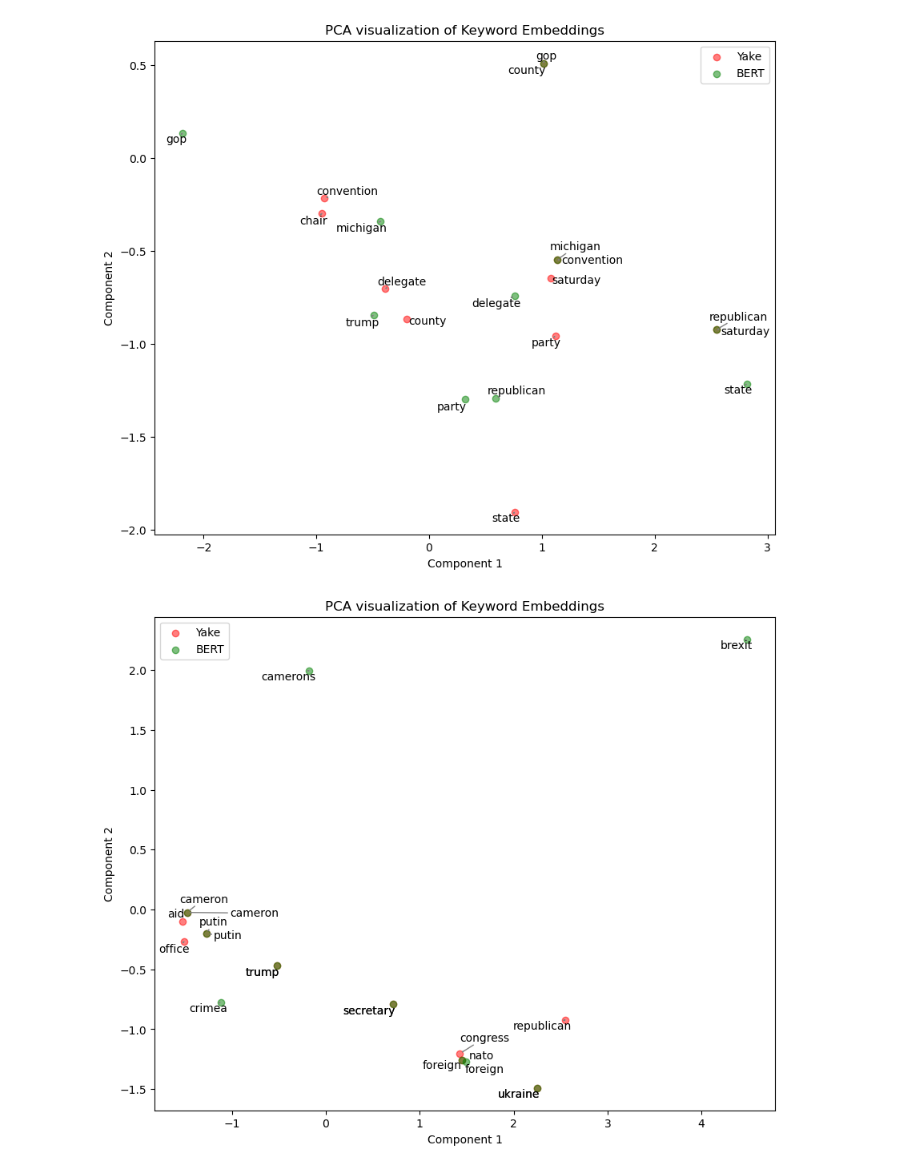
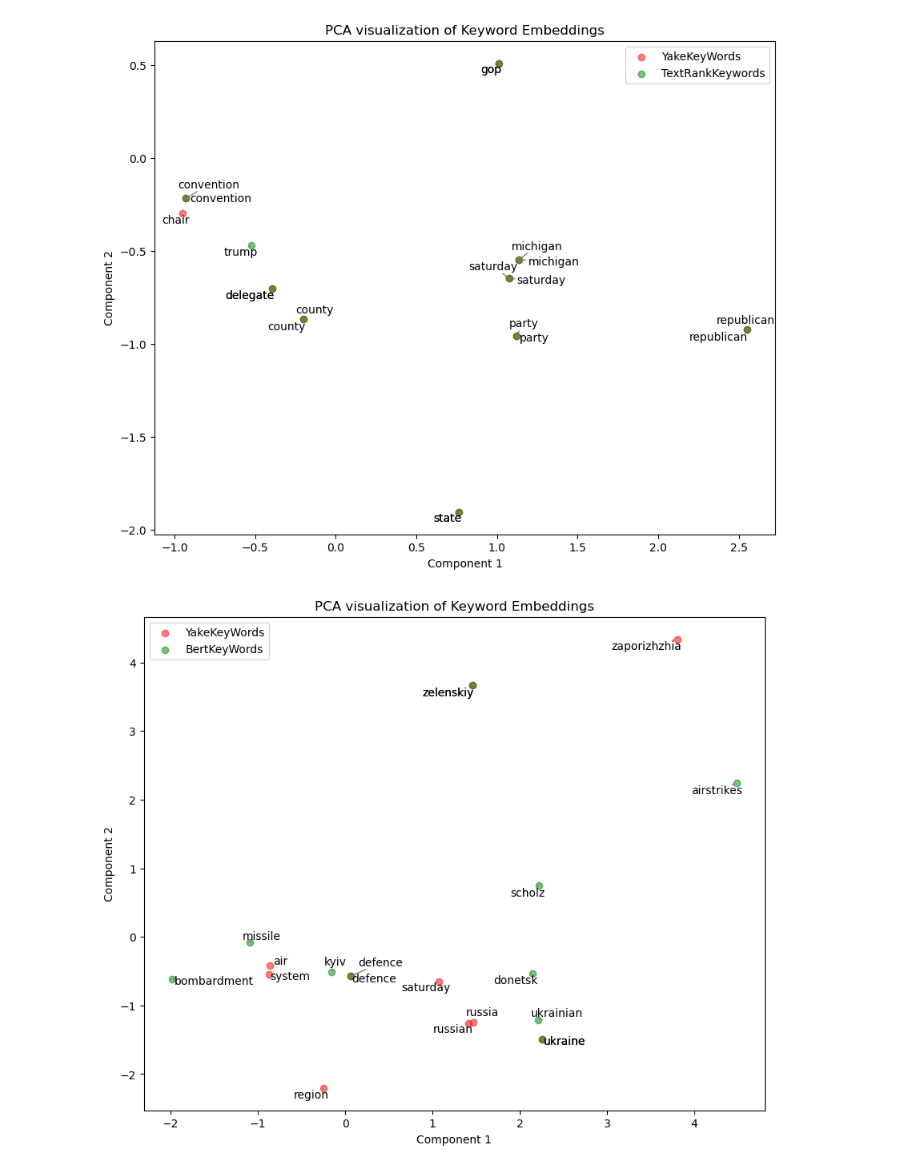
Before and after one commit to Mateusz-Wojciechowski/keyword-extraction, a Jupyter notebook: data_playground.ipynb, the cells around one changed output. Drawn from its saved outputs; the diff is of its cells as text; code cells hidden in the pictures.

```diff
--- a/data_playground.ipynb
+++ b/data_playground.ipynb
@@ -51,22 +51,22 @@ keywords['TextRankKeywords'] = keywords['TextRankKeywords'].apply(json.loads)
 # %%
 from adjustText import adjust_text
 # %%
-def generate_plots(text_num, data1, data2):
+def generate_plots(text_num, embeddings1, embeddings2, col_name1, col_name2):
     upper_limit = text_num * 10
     lower_limit = upper_limit - 10
     plt.figure(figsize=(10, 8))
 
-    x_yake, y_yake = yake_data[lower_limit:upper_limit, 0], yake_data[lower_limit:upper_limit, 1]
-    plt.scatter(x_yake, y_yake, c='red', label='Yake', alpha=0.5)
+    x_yake, y_yake = embeddings1[lower_limit:upper_limit, 0], embeddings1[lower_limit:upper_limit, 1]
+    plt.scatter(x_yake, y_yake, c='red', label=col_name1, alpha=0.5)
 
     texts = []
     for i, (x, y) in enumerate(zip(x_yake, y_yake)):
-        texts.append(plt.text(x, y, keywords[data1][text_num - 1][i], ha='center', va='center'))
+        texts.append(plt.text(x, y, keywords[col_name1][text_num - 1][i], ha='center', va='center'))
 
-    x_bert, y_bert = bert_data[lower_limit:upper_limit, 0], bert_data[lower_limit:upper_limit, 1]
-    plt.scatter(x_bert, y_bert, c='green', label='BERT', alpha=0.5)
+    x_bert, y_bert = embeddings2[lower_limit:upper_limit, 0], embeddings2[lower_limit:upper_limit, 1]
+    plt.scatter(x_bert, y_bert, c='green', label=col_name2, alpha=0.5)
     for i, (x, y) in enumerate(zip(x_bert, y_bert)):
-        texts.append(plt.text(x, y, keywords[data2][text_num - 1][i], ha='center', va='center'))
+        texts.append(plt.text(x, y, keywords[col_name2][text_num - 1][i], ha='center', va='center'))
 
     adjust_text(texts, arrowprops=dict(arrowstyle='->', color='gray'))
 
@@ -82,8 +82,8 @@ generate_plots(1, 'YakeKeyWords', 'BertKeyWords')
 # %%
-generate_plots(1, 'YakeKeyWords', 'TextRankKeywords')
+generate_plots(1, yake_data, textrank_data, 'YakeKeyWords', 'TextRankKeywords')
 # %% [output]
-[figure, old version]
+[figure, new version]
 # %%
-generate_plots(222, 'YakeKeyWords', 'BertKeyWords')
+generate_plots(224, yake_data, bert_data,'YakeKeyWords', 'BertKeyWords')
 # %% [output]
-[figure, old version]
+[figure, new version]
```
Also changed, not shown: parts of 3 cells of this notebook.
